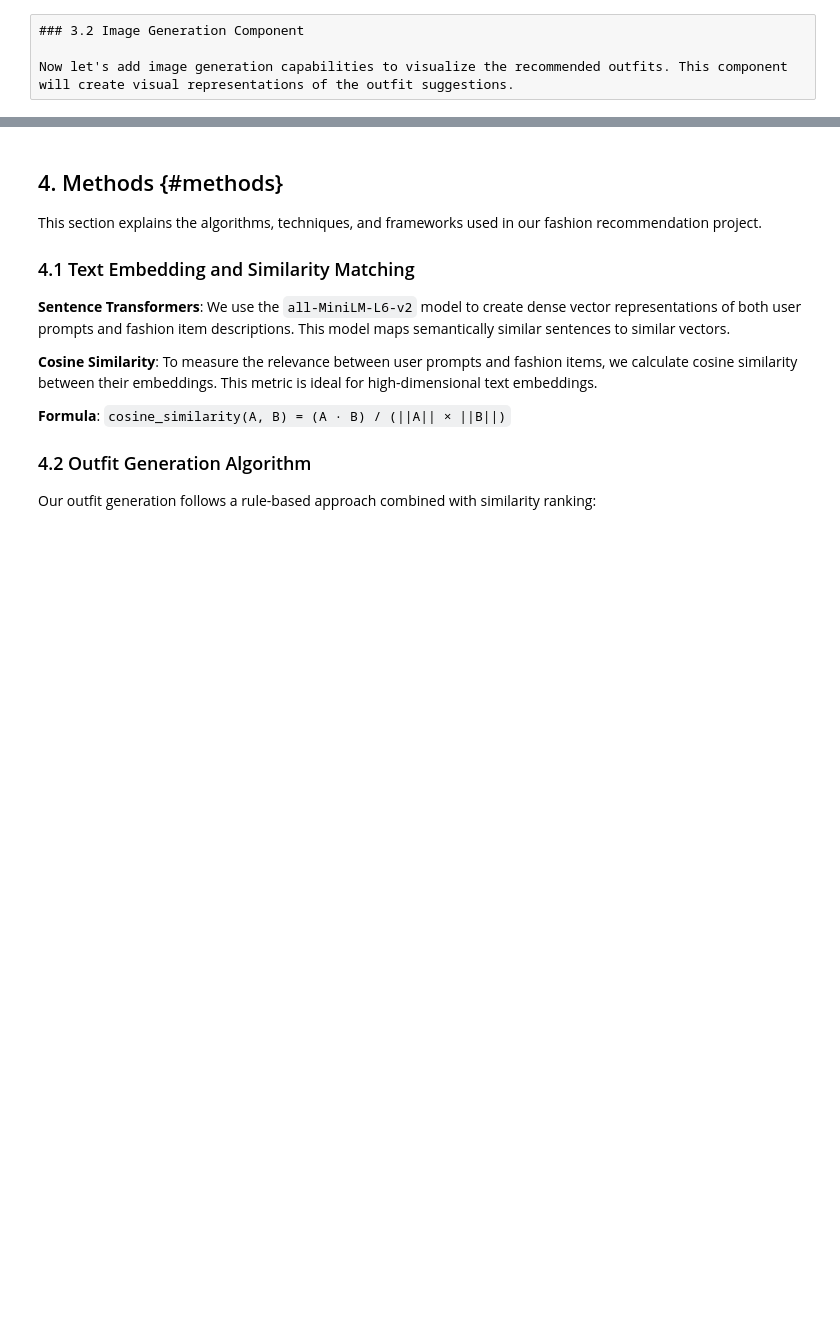
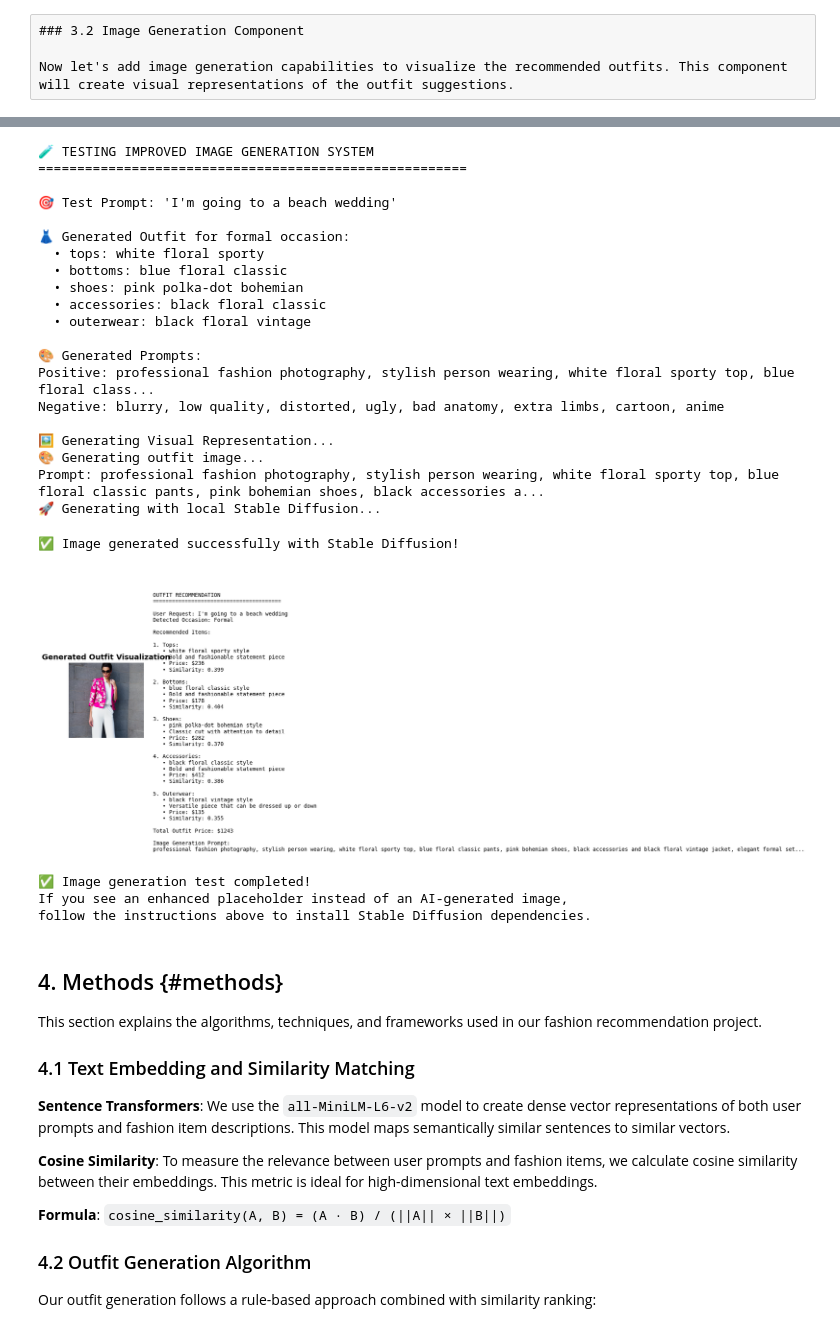
Before and after one commit to aavalose/genai_summer, a Jupyter notebook: final_project/Fashion_Outfit_Recommendation_System.ipynb, the cells around one changed output, grey strips where cells are left out. Drawn from its saved outputs; the diff is of its cells as text; code cells hidden in the pictures; blank space fills up the shorter version.

```diff
--- a/final_project/Fashion_Outfit_Recommendation_System.ipynb
+++ b/final_project/Fashion_Outfit_Recommendation_System.ipynb
@@ -712,3 +922,58 @@ Ready to create visual outfit recommendations! 🎨
+# %%
+# Test the improved image generation system
+print("🧪 TESTING IMPROVED IMAGE GENERATION SYSTEM")
+print("="*55)
+
+# Test with a sample outfit
+test_prompt = "I'm going to a beach wedding"
+print(f"\n🎯 Test Prompt: '{test_prompt}'")
+
+# Generate outfit
+outfit, occasion = outfit_system.generate_outfit(test_prompt)
+
+print(f"\n👗 Generated Outfit for {occasion} occasion:")
+for category, item in outfit.items():
+    print(f"  • {category}: {item['color']} {item['pattern']} {item['style']}")
+
+# Test the prompt generation
+prompt, negative_prompt = image_generator.create_outfit_prompt(outfit, occasion, test_prompt)
+print(f"\n🎨 Generated Prompts:")
+print(f"Positive: {prompt[:100]}...")
+print(f"Negative: {negative_prompt}")
+
+# Generate and display the outfit with image
+print(f"\n🖼️ Generating Visual Representation...")
+outfit_image = image_generator.display_outfit_with_image(outfit, test_prompt, occasion)
+
+print(f"\n✅ Image generation test completed!")
+print("If you see an enhanced placeholder instead of an AI-generated image,")
+print("follow the instructions above to install Stable Diffusion dependencies.")
+# %% [output]
+🧪 TESTING IMPROVED IMAGE GENERATION SYSTEM
+=======================================================
+
+🎯 Test Prompt: 'I'm going to a beach wedding'
+
+👗 Generated Outfit for formal occasion:
+  • tops: white floral sporty
+  • bottoms: blue floral classic
+  • shoes: pink polka-dot bohemian
+  • accessories: black floral classic
+  • outerwear: black floral vintage
+
+🎨 Generated Prompts:
+Positive: professional fashion photography, stylish person wearing, white floral sporty top, blue floral class...
+Negative: blurry, low quality, distorted, ugly, bad anatomy, extra limbs, cartoon, anime
+
+🖼️ Generating Visual Representation...
+🎨 Generating outfit image...
+Prompt: professional fashion photography, stylish person wearing, white floral sporty top, blue floral classic pants, pink bohemian shoes, black accessories a...
+🚀 Generating with local Stable Diffusion...
+✅ Image generated successfully with Stable Diffusion!
+[figure, added]
+✅ Image generation test completed!
+If you see an enhanced placeholder instead of an AI-generated image,
+follow the instructions above to install Stable Diffusion dependencies.
 # %% [markdown]
 ## 4. Methods {#methods}
 
```
Also changed, not shown: parts of 4 cells of this notebook, 1 other file.
